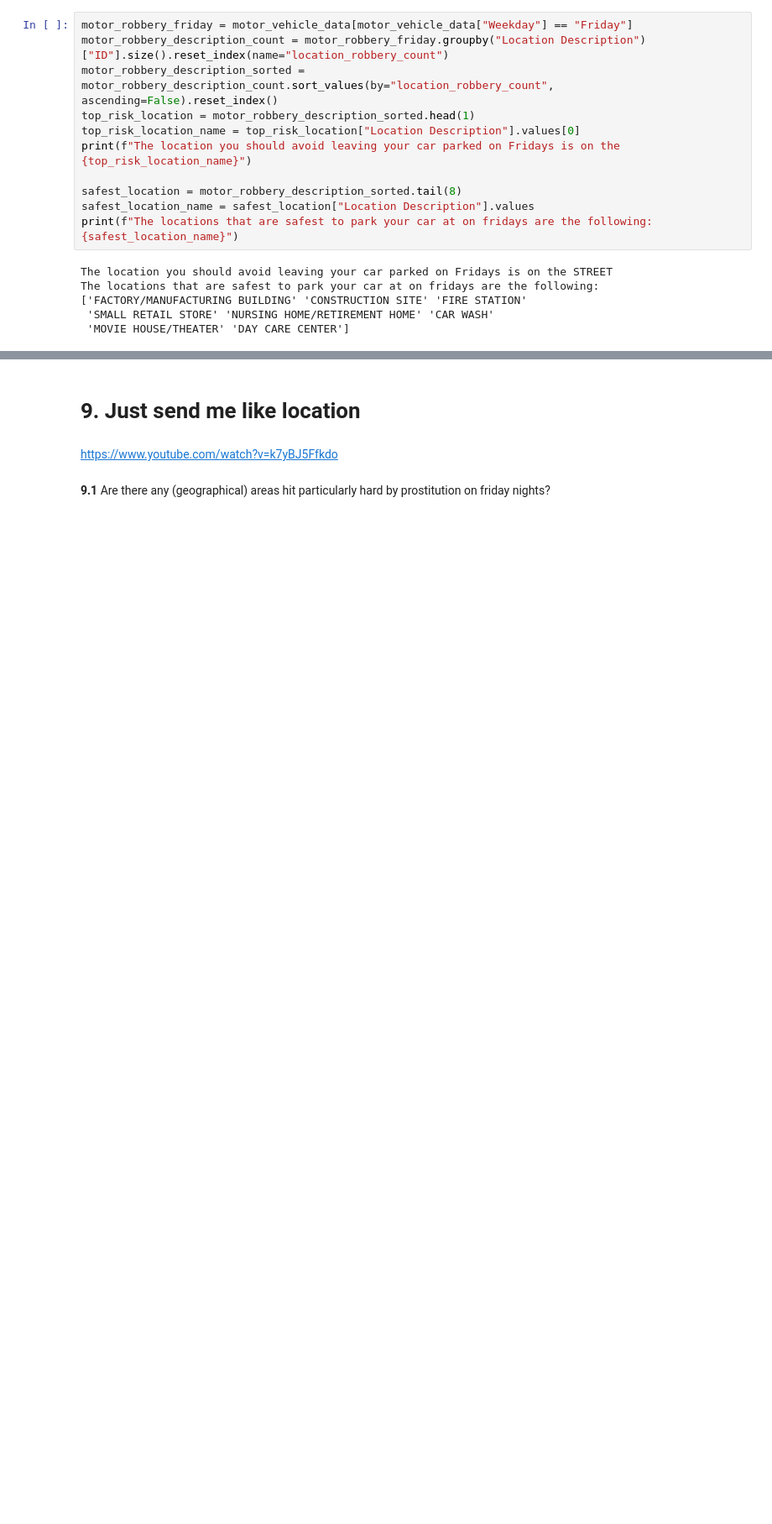
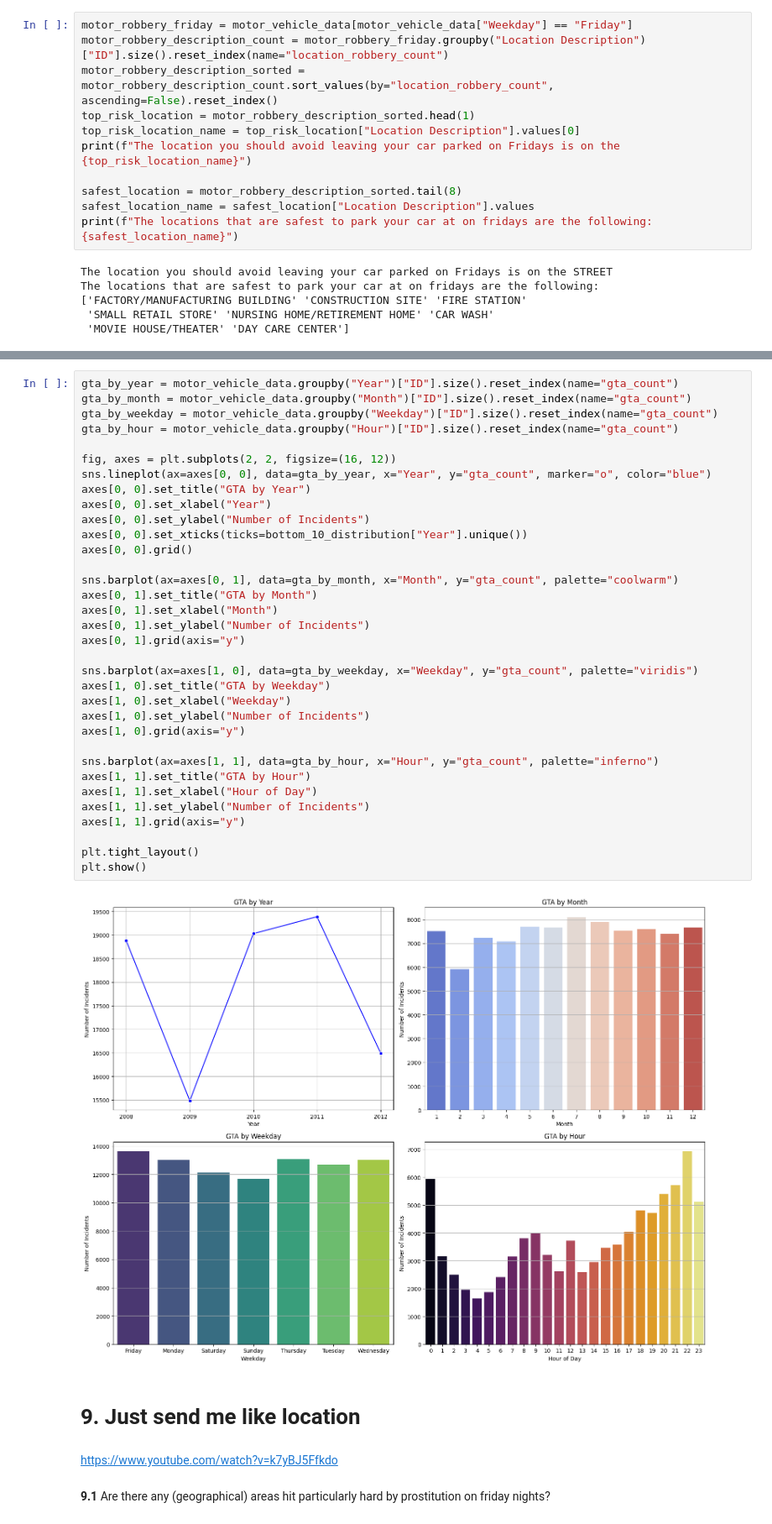
Before and after one commit to Cederlid/databehandling, a Jupyter notebook: laboration/chicago.ipynb, the cells around one changed output, grey strips where cells are left out. Shown at 84% size. Drawn from its saved outputs; the diff is of its cells as text; blank space fills up the shorter version.

Commit message:
Solve number 9.1

```diff
--- a/laboration/chicago.ipynb
+++ b/laboration/chicago.ipynb
@@ -1077,3 +1065,39 @@ motor_robbery_friday
+# %%
+gta_by_year = motor_vehicle_data.groupby("Year")["ID"].size().reset_index(name="gta_count")
+gta_by_month = motor_vehicle_data.groupby("Month")["ID"].size().reset_index(name="gta_count")
+gta_by_weekday = motor_vehicle_data.groupby("Weekday")["ID"].size().reset_index(name="gta_count")
+gta_by_hour = motor_vehicle_data.groupby("Hour")["ID"].size().reset_index(name="gta_count")
+
+fig, axes = plt.subplots(2, 2, figsize=(16, 12))
+sns.lineplot(ax=axes[0, 0], data=gta_by_year, x="Year", y="gta_count", marker="o", color="blue")
+axes[0, 0].set_title("GTA by Year")
+axes[0, 0].set_xlabel("Year")
+axes[0, 0].set_ylabel("Number of Incidents")
+axes[0, 0].set_xticks(ticks=bottom_10_distribution["Year"].unique())
+axes[0, 0].grid()
+
+sns.barplot(ax=axes[0, 1], data=gta_by_month, x="Month", y="gta_count", palette="coolwarm")
+axes[0, 1].set_title("GTA by Month")
+axes[0, 1].set_xlabel("Month")
+axes[0, 1].set_ylabel("Number of Incidents")
+axes[0, 1].grid(axis="y")
+
+sns.barplot(ax=axes[1, 0], data=gta_by_weekday, x="Weekday", y="gta_count", palette="viridis")
+axes[1, 0].set_title("GTA by Weekday")
+axes[1, 0].set_xlabel("Weekday")
+axes[1, 0].set_ylabel("Number of Incidents")
+axes[1, 0].grid(axis="y")
+
+sns.barplot(ax=axes[1, 1], data=gta_by_hour, x="Hour", y="gta_count", palette="inferno")
+axes[1, 1].set_title("GTA by Hour")
+axes[1, 1].set_xlabel("Hour of Day")
+axes[1, 1].set_ylabel("Number of Incidents")
+axes[1, 1].grid(axis="y")
+
+plt.tight_layout()
+plt.show()
+# %% [output]
+[figure, added]
 # %% [markdown]
 # 9. Just send me like location
 # %% [markdown]
```
Also changed, not shown: parts of 6 cells of this notebook.
